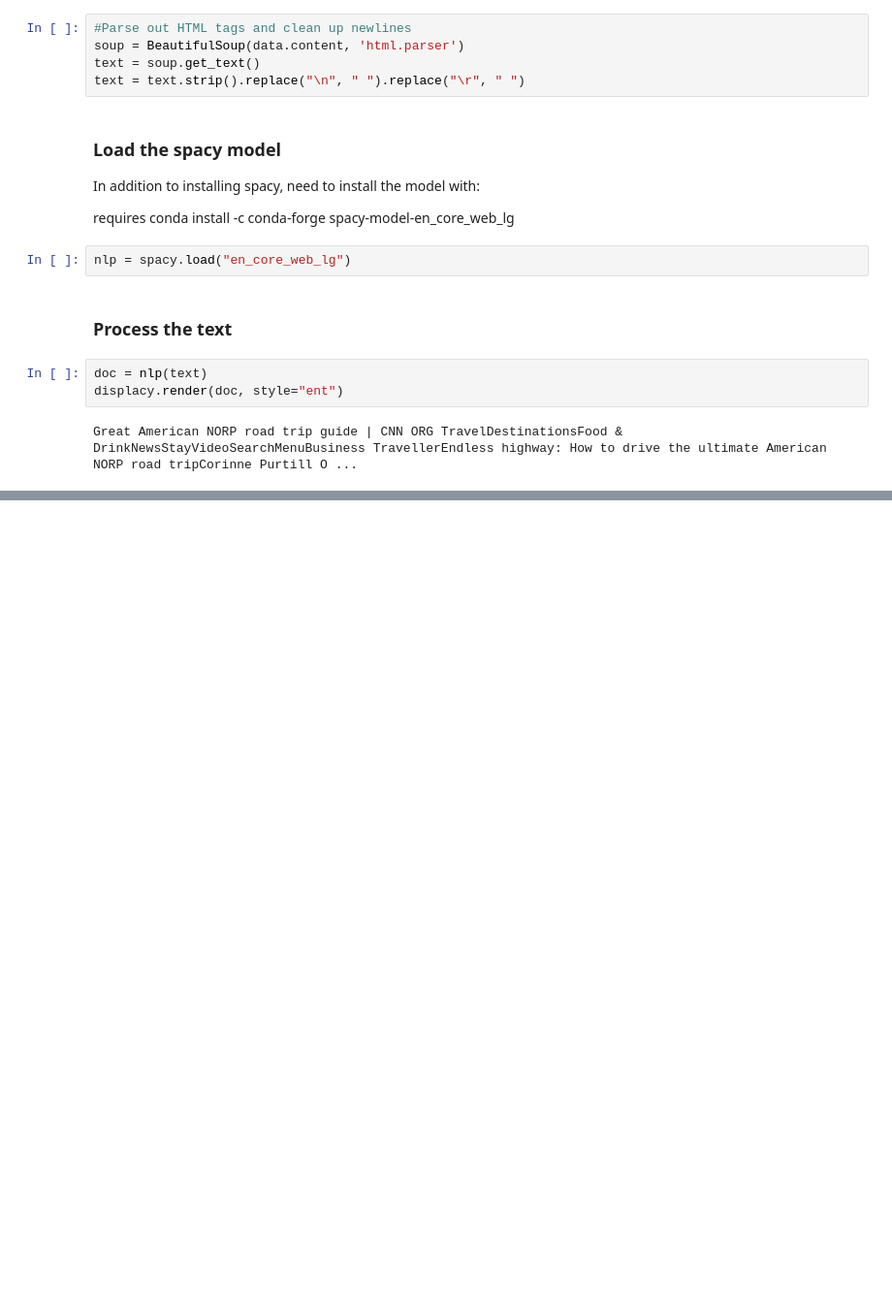
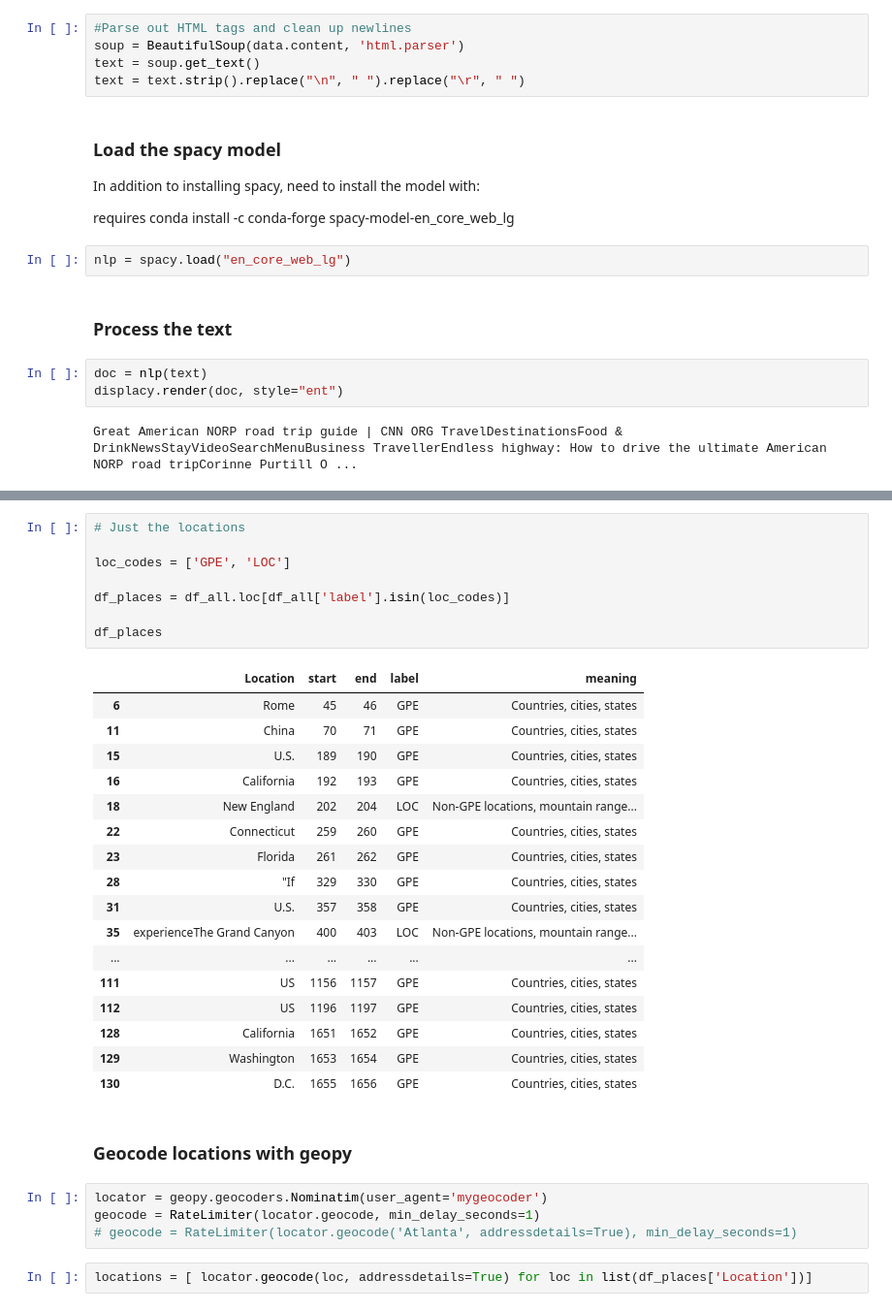
Before and after one commit to EsriPS/locately, a Jupyter notebook: backend/spacy_glo.ipynb, the cells around one changed output, grey strips where cells are left out. Shown at 97% size. Saved outputs shown, nothing was run; the diff lists cells and outputs as text; blank space fills up the shorter version.

```diff
--- a/backend/spacy_glo.ipynb
+++ b/backend/spacy_glo.ipynb
@@ -259,0 +83,34 @@ wikipedia.summary('Atlanta')
+# %%
+# Just the locations
+
+loc_codes = ['GPE', 'LOC']
+
+df_places = df_all.loc[df_all['label'].isin(loc_codes)]
+
+df_places
+# %% [output]
+|  | Location | start | end | label | meaning |
+| 6 | Rome | 45 | 46 | GPE | Countries, cities, states |
+| 11 | China | 70 | 71 | GPE | Countries, cities, states |
+| 15 | U.S. | 189 | 190 | GPE | Countries, cities, states |
+| 16 | California | 192 | 193 | GPE | Countries, cities, states |
+| 18 | New England | 202 | 204 | LOC | Non-GPE locations, mountain range... |
+| 22 | Connecticut | 259 | 260 | GPE | Countries, cities, states |
+| 23 | Florida | 261 | 262 | GPE | Countries, cities, states |
+| 28 | "If | 329 | 330 | GPE | Countries, cities, states |
+| 31 | U.S. | 357 | 358 | GPE | Countries, cities, states |
+| 35 | experienceThe Grand Canyon | 400 | 403 | LOC | Non-GPE locations, mountain range... |
+| ... | ... | ... | ... | ... | ... |
+| 111 | US | 1156 | 1157 | GPE | Countries, cities, states |
+| 112 | US | 1196 | 1197 | GPE | Countries, cities, states |
+| 128 | California | 1651 | 1652 | GPE | Countries, cities, states |
+| 129 | Washington | 1653 | 1654 | GPE | Countries, cities, states |
+| 130 | D.C. | 1655 | 1656 | GPE | Countries, cities, states |
+# %% [markdown]
+### Geocode locations with geopy
+# %%
+locator = geopy.geocoders.Nominatim(user_agent='mygeocoder')
+geocode = RateLimiter(locator.geocode, min_delay_seconds=1)
+# geocode = RateLimiter(locator.geocode('Atlanta', addressdetails=True), min_delay_seconds=1)
+# %%
+locations = [ locator.geocode(loc, addressdetails=True) for loc in list(df_places['Location'])]
```
Also changed, not shown: parts of 19 cells of this notebook.
